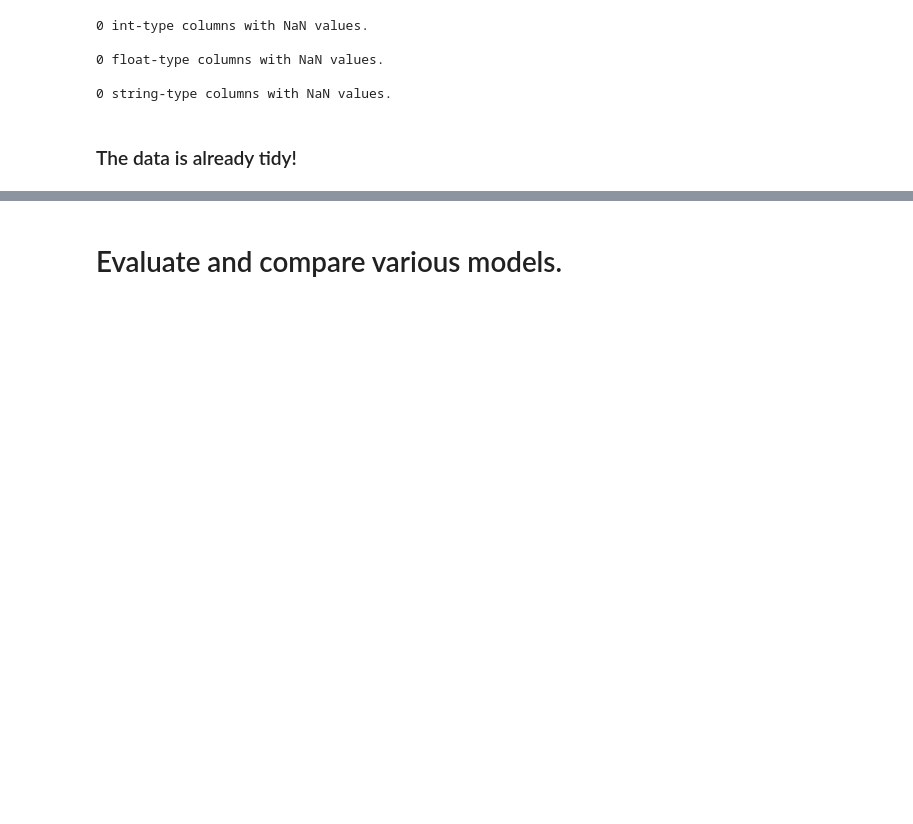
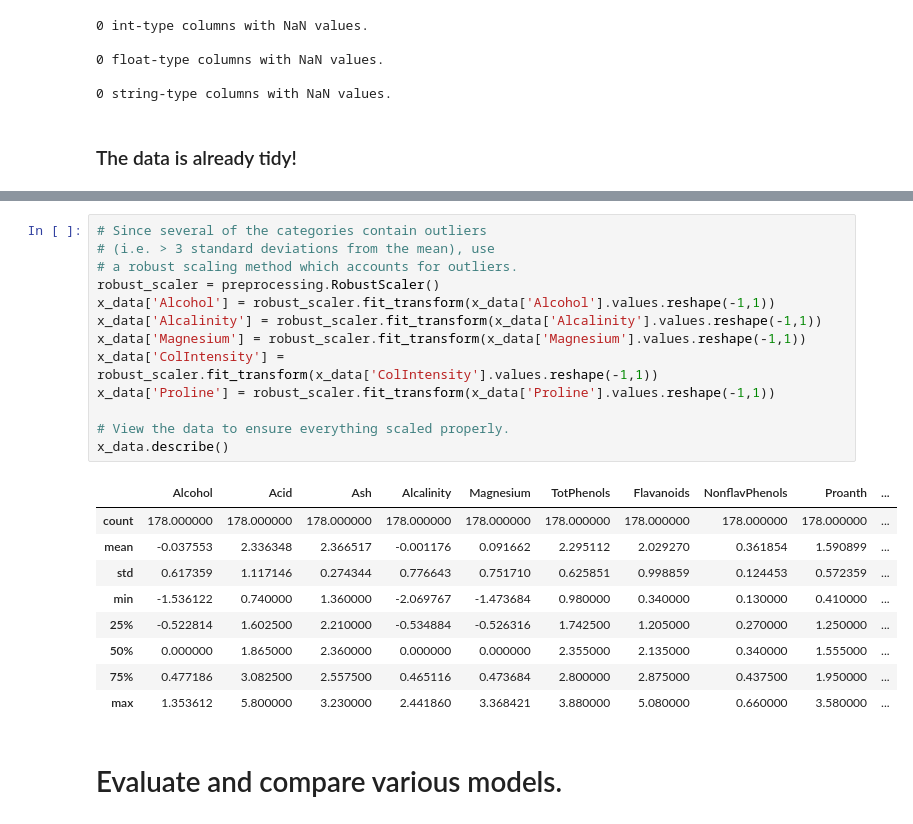
Before and after one commit to darrylgleason/UCI_Wine, a Jupyter notebook: wine.ipynb, the cells around one changed output, grey strips where cells are left out. Drawn from its saved outputs; the diff is of its cells as text; blank space fills up the shorter version.

```diff
--- a/wine.ipynb
+++ b/wine.ipynb
@@ -195,3 +201,26 @@ nan_string_cols = gather_nan(x_data, "string")
+# %%
+# Since several of the categories contain outliers
+# (i.e. > 3 standard deviations from the mean), use
+# a robust scaling method which accounts for outliers.
+robust_scaler = preprocessing.RobustScaler()
+x_data['Alcohol'] = robust_scaler.fit_transform(x_data['Alcohol'].values.reshape(-1,1))
+x_data['Alcalinity'] = robust_scaler.fit_transform(x_data['Alcalinity'].values.reshape(-1,1))
+x_data['Magnesium'] = robust_scaler.fit_transform(x_data['Magnesium'].values.reshape(-1,1))
+x_data['ColIntensity'] = robust_scaler.fit_transform(x_data['ColIntensity'].values.reshape(-1,1))
+x_data['Proline'] = robust_scaler.fit_transform(x_data['Proline'].values.reshape(-1,1))
+
+# View the data to ensure everything scaled properly.
+x_data.describe()
+# %% [output]
+|  | Alcohol | Acid | Ash | Alcalinity | Magnesium | TotPhenols | Flavanoids | NonflavPhenols | Proanth | ... |
+| count | 178.000000 | 178.000000 | 178.000000 | 178.000000 | 178.000000 | 178.000000 | 178.000000 | 178.000000 | 178.000000 | ... |
+| mean | -0.037553 | 2.336348 | 2.366517 | -0.001176 | 0.091662 | 2.295112 | 2.029270 | 0.361854 | 1.590899 | ... |
+| std | 0.617359 | 1.117146 | 0.274344 | 0.776643 | 0.751710 | 0.625851 | 0.998859 | 0.124453 | 0.572359 | ... |
+| min | -1.536122 | 0.740000 | 1.360000 | -2.069767 | -1.473684 | 0.980000 | 0.340000 | 0.130000 | 0.410000 | ... |
+| 25% | -0.522814 | 1.602500 | 2.210000 | -0.534884 | -0.526316 | 1.742500 | 1.205000 | 0.270000 | 1.250000 | ... |
+| 50% | 0.000000 | 1.865000 | 2.360000 | 0.000000 | 0.000000 | 2.355000 | 2.135000 | 0.340000 | 1.555000 | ... |
+| 75% | 0.477186 | 3.082500 | 2.557500 | 0.465116 | 0.473684 | 2.800000 | 2.875000 | 0.437500 | 1.950000 | ... |
+| max | 1.353612 | 5.800000 | 3.230000 | 2.441860 | 3.368421 | 3.880000 | 5.080000 | 0.660000 | 3.580000 | ... |
 # %% [markdown]
 # Evaluate and compare various models.
 # %% [markdown]
```
Also changed, not shown: parts of 11 cells of this notebook.
